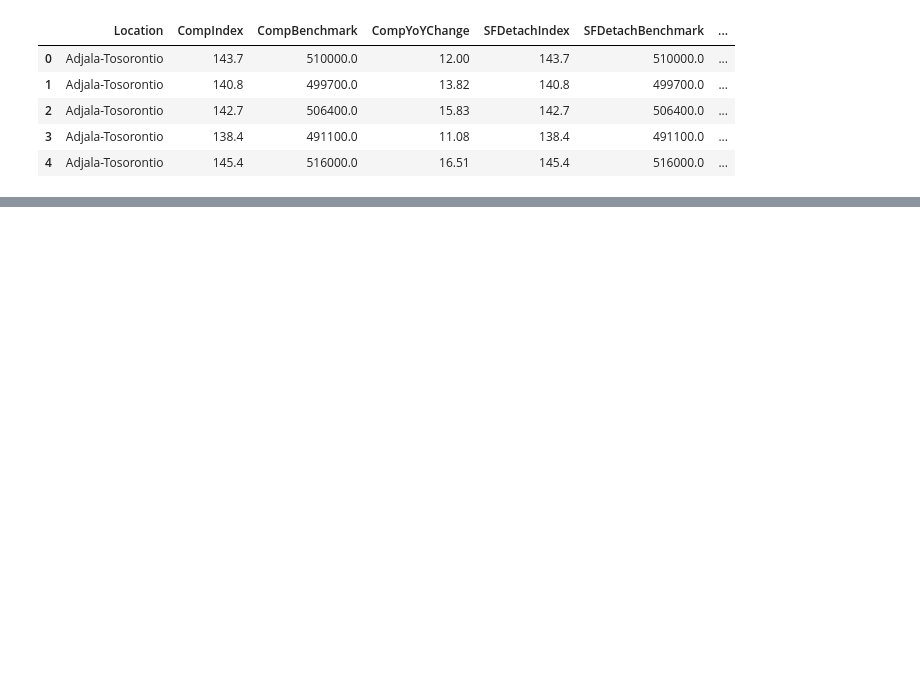
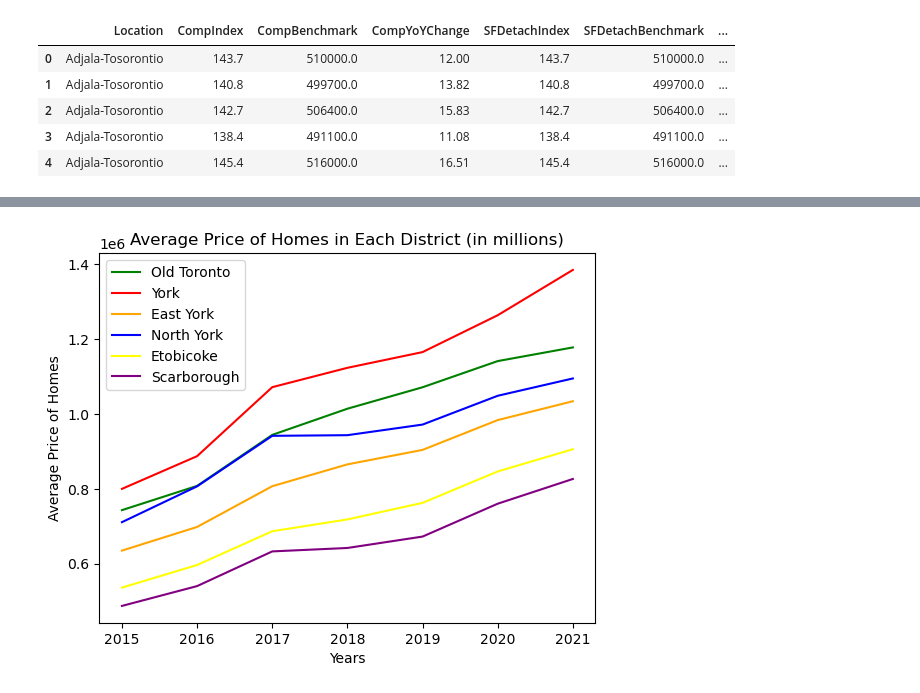
Before and after one commit to C-Moore00/project-1-group-3, a Jupyter notebook: HousingPrices_starter_Gurpal.ipynb, the cells around one changed output, grey strips where cells are left out. Saved outputs shown, nothing was run; the diff lists cells and outputs as text; code cells hidden in the pictures; blank space fills up the shorter version.

```diff
--- a/HousingPrices_starter_Gurpal.ipynb
+++ b/HousingPrices_starter_Gurpal.ipynb
@@ -167,0 +150,7 @@ housing_price_toronto.to_csv(r"C:\Users\gurpa\Documents\GitHub\project-1-group-3
+# %%
+#Replacing entire date with just the year and create new column for the Year
+#used https://stackoverflow.com/questions/25146121/extracting-just-month-and-year-separately-from-pandas-datetime-column as source
+housing_price_toronto['Year'] = pd.DatetimeIndex(housing_price_toronto['Date']).year
+
+
+housing_price_toronto
@@ -167,0 +171,9 @@ housing_price_toronto.to_csv(r"C:\Users\gurpa\Documents\GitHub\project-1-group-3
+# %%
+#Reorganize data to relevant columns only for the analysis
+complete_data = housing_price_toronto[["District",
+                                        "Year",
+                                        "CompBenchmark",
+                                        "CompYoYChange"]]
+
+
+complete_data
@@ -167,0 +273,25 @@ housing_price_toronto.to_csv(r"C:\Users\gurpa\Documents\GitHub\project-1-group-3
+# %%
+#Plotting Data for Average Prices Per District
+
+#set new variables for each district from new dataframe
+old_toronto_price = avgprices_per_district["Old Toronto"]
+york_price = avgprices_per_district["York"]
+east_york_price = avgprices_per_district["East York"]
+north_york_price = avgprices_per_district["North York"]
+etobicoke_price = avgprices_per_district["Etobicoke"]
+scarborough_price = avgprices_per_district["Scarborough"]
+
+#Create a Plot Graph
+plt.plot(old_toronto_price, color="green", label="Old Toronto")
+plt.plot(york_price, color="red", label="York")
+plt.plot(east_york_price, color="orange", label="East York")
+plt.plot(north_york_price, color="blue", label="North York")
+plt.plot(etobicoke_price, color="yellow", label="Etobicoke")
+plt.plot(scarborough_price, color="purple", label="Scarborough")
+plt.legend(loc="best")
+plt.title("Average Price of Homes in Each District (in millions)")
+plt.xlabel("Years")
+plt.ylabel("Average Price of Homes")
+plt.show()
+# %% [output]
+[figure, added]
```
Also changed, not shown: parts of 11 cells of this notebook.
